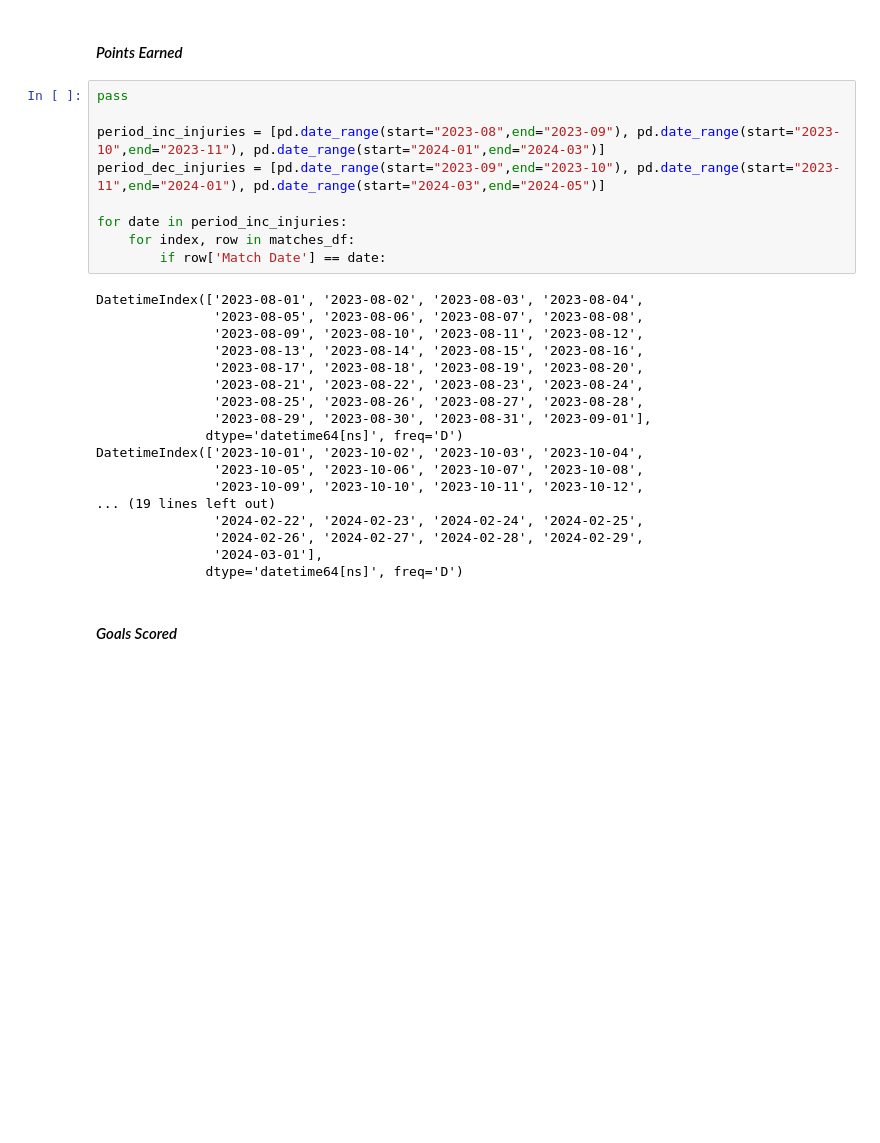
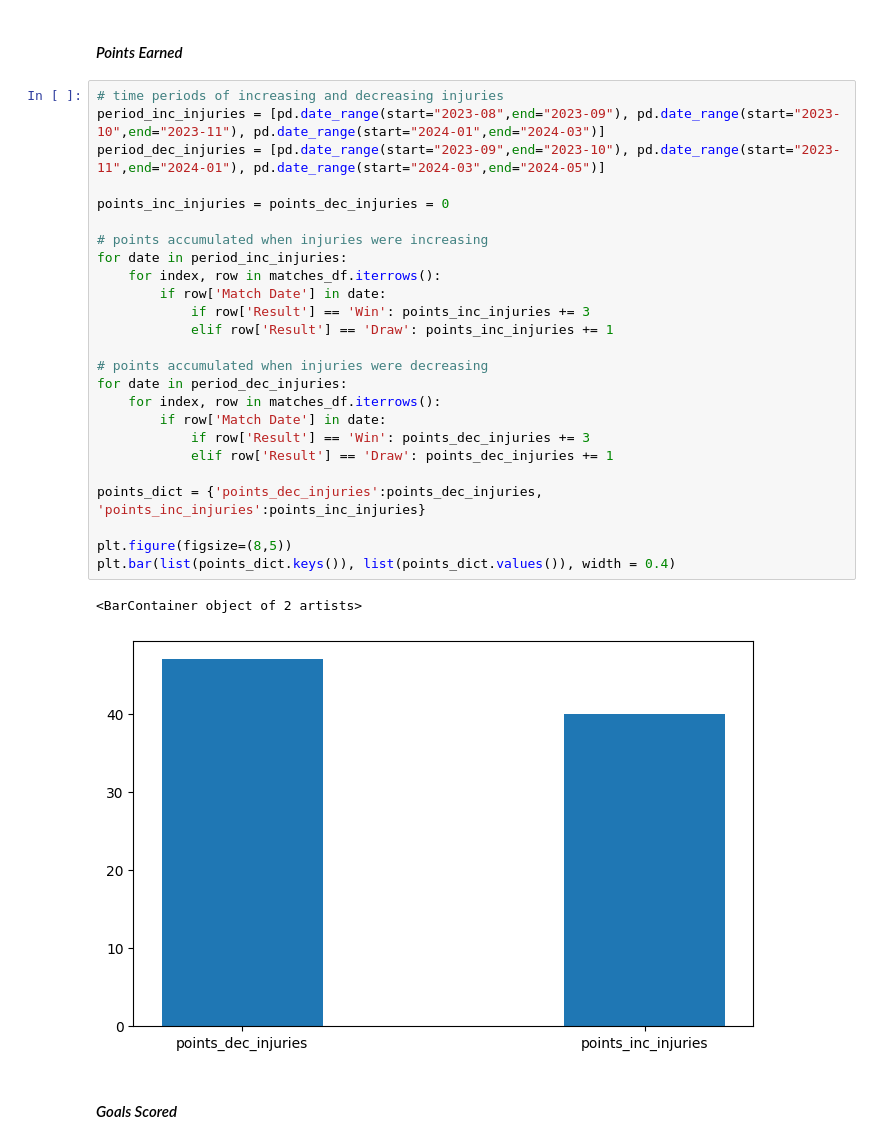
Before and after one commit to CDNamchu/atm-injury-analysis, a Jupyter notebook: injury-analysis/Injury_analysis.ipynb, the cells around one changed output. Saved outputs shown, nothing was run; the diff lists cells and outputs as text; blank space fills up the shorter version.

```diff
--- a/injury-analysis/Injury_analysis.ipynb
+++ b/injury-analysis/Injury_analysis.ipynb
@@ -251,32 +251,33 @@ _["2023-09 - 2023-10";  "2023-11 - 2024-01";  "2024-03 - 2024-05"] --> Periods o
 # %% [markdown]
 #### _Points Earned_
 # %%
-pass
-
+# time periods of increasing and decreasing injuries
 period_inc_injuries = [pd.date_range(start="2023-08",end="2023-09"), pd.date_range(start="2023-10",end="2023-11"), pd.date_range(start="2024-01",end="2024-03")]
 period_dec_injuries = [pd.date_range(start="2023-09",end="2023-10"), pd.date_range(start="2023-11",end="2024-01"), pd.date_range(start="2024-03",end="2024-05")]
 
+points_inc_injuries = points_dec_injuries = 0
+
+# points accumulated when injuries were increasing
 for date in period_inc_injuries:
-    for index, row in matches_df:
-        if row['Match Date'] == date:
+    for index, row in matches_df.iterrows():
+        if row['Match Date'] in date:
+            if row['Result'] == 'Win': points_inc_injuries += 3
+            elif row['Result'] == 'Draw': points_inc_injuries += 1
+
+# points accumulated when injuries were decreasing
+for date in period_dec_injuries:
+    for index, row in matches_df.iterrows():
+        if row['Match Date'] in date:
+            if row['Result'] == 'Win': points_dec_injuries += 3
+            elif row['Result'] == 'Draw': points_dec_injuries += 1
+
+points_dict = {'points_dec_injuries':points_dec_injuries, 'points_inc_injuries':points_inc_injuries}
+
+plt.figure(figsize=(8,5))
+plt.bar(list(points_dict.keys()), list(points_dict.values()), width = 0.4)
 # %% [output]
-DatetimeIndex(['2023-08-01', '2023-08-02', '2023-08-03', '2023-08-04',
-               '2023-08-05', '2023-08-06', '2023-08-07', '2023-08-08',
-               '2023-08-09', '2023-08-10', '2023-08-11', '2023-08-12',
-               '2023-08-13', '2023-08-14', '2023-08-15', '2023-08-16',
-               '2023-08-17', '2023-08-18', '2023-08-19', '2023-08-20',
-               '2023-08-21', '2023-08-22', '2023-08-23', '2023-08-24',
-               '2023-08-25', '2023-08-26', '2023-08-27', '2023-08-28',
-               '2023-08-29', '2023-08-30', '2023-08-31', '2023-09-01'],
-              dtype='datetime64[ns]', freq='D')
-DatetimeIndex(['2023-10-01', '2023-10-02', '2023-10-03', '2023-10-04',
-               '2023-10-05', '2023-10-06', '2023-10-07', '2023-10-08',
-               '2023-10-09', '2023-10-10', '2023-10-11', '2023-10-12',
-... (19 lines left out)
-               '2024-02-22', '2024-02-23', '2024-02-24', '2024-02-25',
-               '2024-02-26', '2024-02-27', '2024-02-28', '2024-02-29',
-               '2024-03-01'],
-              dtype='datetime64[ns]', freq='D')
+<BarContainer object of 2 artists>
+[figure, added]
 # %% [markdown]
 #### _Goals Scored_
 # %%
```
